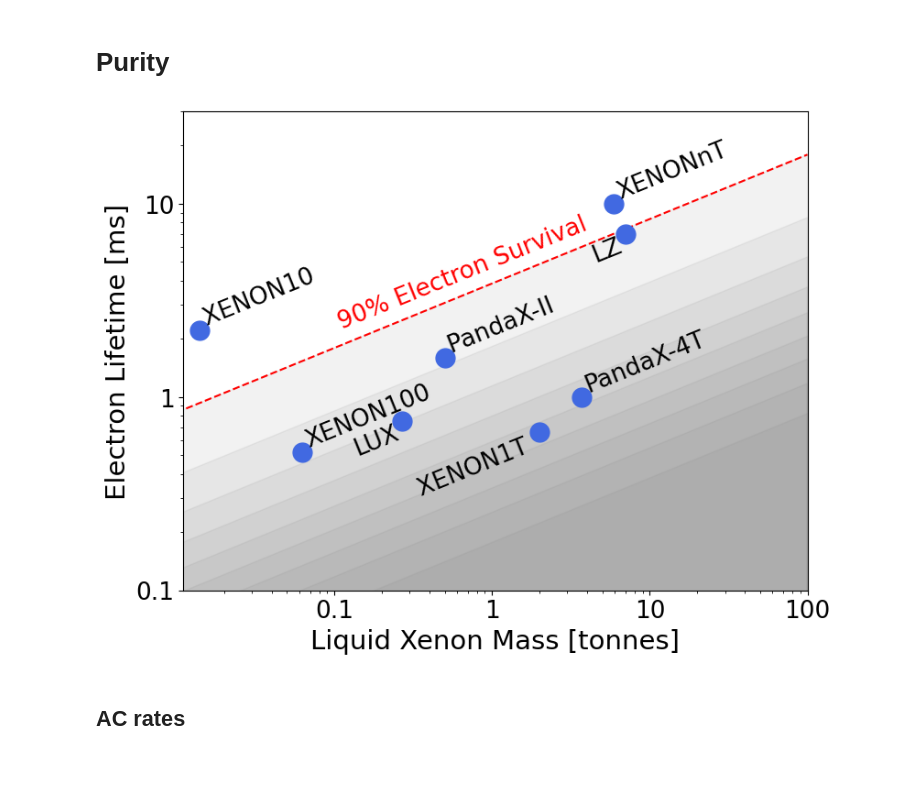
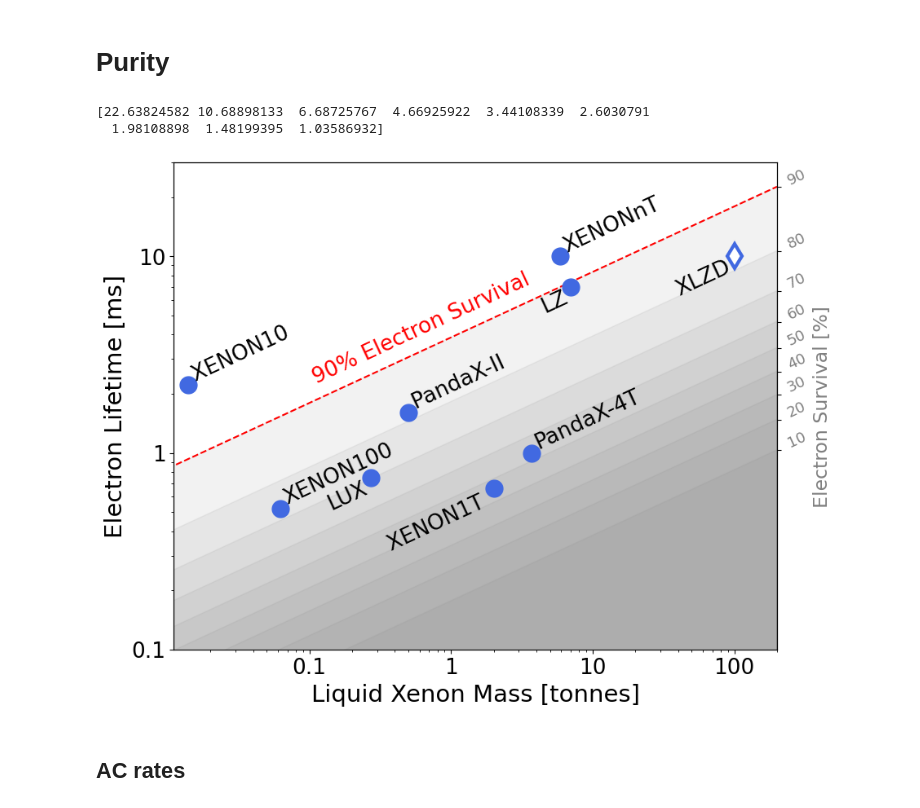
Before and after one commit to yabbyhome/NextGen_plots, a Jupyter notebook: Paper Plots.ipynb, the cells around one changed output. Drawn from its saved outputs; the diff is of its cells as text; code cells hidden in the pictures; blank space fills up the shorter version.

Commit message:
Final published plots
Published: http://journals.andromedapublisher.com/index.php/JAIS/article/view/480

```diff
--- a/Paper Plots.ipynb
+++ b/Paper Plots.ipynb
@@ -303,7 +303,7 @@ plt.show()
 # %% [markdown]
 # Purity
 # %%
-masscont = np.logspace(1,5,100)
+masscont = np.logspace(1,np.log10(200000),200)
 
 drift_v = 1.7 #m/ms
 
@@ -313,8 +313,15 @@ def percentile(m,percent): #kg
     return drift_t / (-np.log(percent))
 
 ps = [1,0.9,0.8,0.7,0.6,0.5,0.4,0.3,0.2,0.1,0.01]
+
+
+ylevels = percentile(200000,np.asarray([0.90,0.80,0.70,0.60,0.50,0.40,0.30,0.20,0.10]))
+print(ylevels)
+# %% [output]
+[22.63824582 10.68898133  6.68725767  4.66925922  3.44108339  2.6030791
+  1.98108898  1.48199395  1.03586932]
 # %%
-fig = plt.figure(figsize=(8,6), constrained_layout=True)
+fig,ax1 = plt.subplots(figsize=(9,6.75), constrained_layout=True)
 
 
 for i in range(len(ps)-1):
@@ -327,7 +334,7 @@ alignment = ["r", "r", "l", "r", "l",
              "r", "r", "l", "r"]
 
 plt.annotate("90% Electron Survival", xy=[0.1,2.2],
-                 size=fontsize-2, rotation=22, color="red",
+                 size=fontsize-2, rotation=25, color="red",
                  textcoords="offset points")
 
 for idx in range(len(exp_name)):
@@ -341,41 +348,62 @@ for idx in range(len(exp_name)):
         txt_offset = -text_offset
 
     plt.annotate(exp_name[idx], xy=[mass_n[idx]*1e-3,purity[idx]*1e-3], xytext=2*[txt_offset],
-                 size=fontsize-2, rotation=22, color="black",
+                 size=fontsize-2, rotation=25, color="black",
                  textcoords="offset points", #backgroundcolor=box_col,
                  va=va_align,
                  ha=ha_align)
 
 plt.plot(mass_n*1e-3, purity*1e-3,# yerr=rate_e[mask_past],
              color='royalblue',marker="o", ms=15, label="", #elinewidth=2, capthick=2, capsize=2,
              linewidth=0)
-plt.xlim(0.011,100)
+
+plt.plot(100, purity[-2]*1e-3, #yerr=rate_e[-1],
+             color='royalblue',marker="d", ms=15, label="",# elinewidth=2, capthick=2, capsize=2,
+             linewidth=0, mfc='white', markeredgewidth=3)
+
+plt.annotate('XLZD', xy=[100, 10000*1e-3], xytext=2*[-txt_offset],
+                 size=fontsize-2, rotation=25, color="black",
+                 textcoords="offset points", #backgroundcolor=box_col,
+                 va='top',
+                 ha='right')
+
+plt.xlim(0.011,200)
 plt.ylim(0.1,30)
 
 plt.xlabel("Liquid Xenon Mass [tonnes]", fontsize=fontsize)
 plt.ylabel("Electron Lifetime [ms]", fontsize=fontsize)
 
+plt.semilogy()
 
-plt.semilogy()
 plt.semilogx()
 #plt.grid()
 
 
 mass_ticks = ticker.FuncFormatter(lambda x, _: '{0:g}'.format(x))
 plt.gca().xaxis.set_major_formatter(mass_ticks)
 plt.gca().yaxis.set_major_formatter(mass_ticks)
 
 
 # plt.gca().xaxis.zorder=5
 plt.gca().spines['bottom'].zorder=4
 plt.gca().tick_params(labelsize=fontsize-2)
 
 
+
+
+ax2 = ax1.twinx()
+
+ax2.set_yticks(ticks = np.log10(ylevels),labels = [90,80,70,60,50,40,30,20,10],color ='grey',
+               fontsize = fontsize-8,rotation = 25,va = 'bottom')
+ax2.set_ylim(-1,1.48)
+ax2.set_ylabel('Electron Survival [%]',color = 'grey',fontsize = fontsize-4)
+# ax2.set_yscale('log')
+
 # plt.savefig("darwin_rn_background_scale.pdf")
 
 plt.show()
 # %% [output]
-[figure, old version]
+[figure, new version]
 # %% [markdown]
 ## AC rates
 # %%
```
Also changed, not shown: parts of 1 cell of this notebook.
